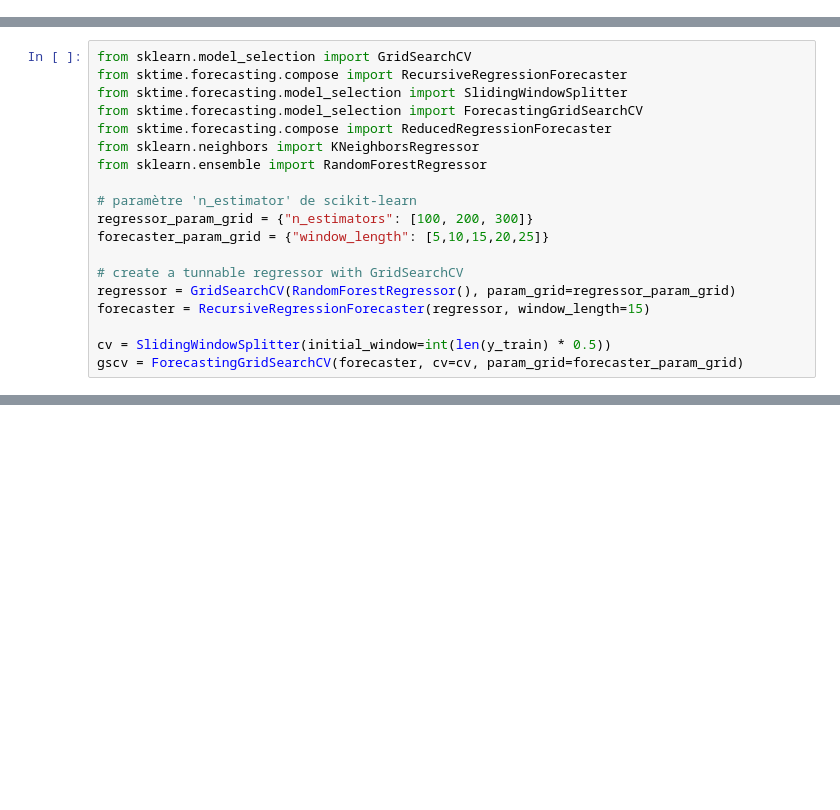
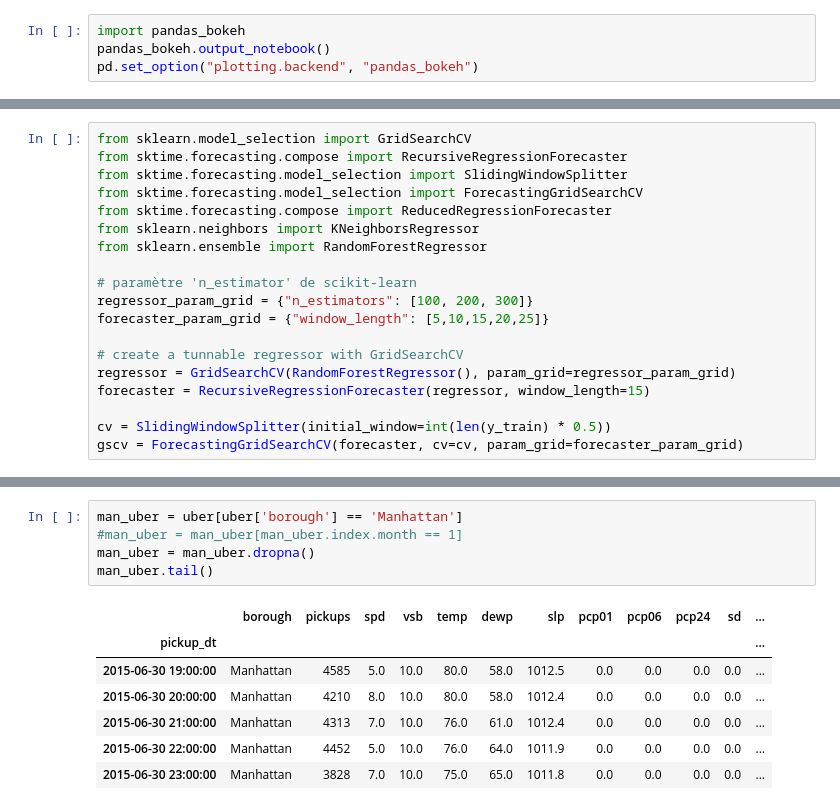
Before and after one commit to Sylvainj1/uber-times-series, a Jupyter notebook: models/sktime_test.ipynb, the cells around one changed output, grey strips where cells are left out. Cells and saved outputs as stored; diff of their text form; blank space fills up the shorter version.

```diff
--- a/models/sktime_test.ipynb
+++ b/models/sktime_test.ipynb
@@ -4,3 +4,7 @@
 import pandas as pd
 import numpy as np
 import matplotlib.pyplot as plt
+# %%
+import pandas_bokeh
+pandas_bokeh.output_notebook()
+pd.set_option("plotting.backend", "pandas_bokeh")
@@ -250,0 +223,13 @@ ValueError: The window length and forecasting horizon are incompatible with the
+# %%
+man_uber = uber[uber['borough'] == 'Manhattan']
+#man_uber = man_uber[man_uber.index.month == 1]
+man_uber = man_uber.dropna()
+man_uber.tail()
+# %% [output]
+|  | borough | pickups | spd | vsb | temp | dewp | slp | pcp01 | pcp06 | pcp24 | sd | ... |
+| pickup_dt |  |  |  |  |  |  |  |  |  |  |  | ... |
+| 2015-06-30 19:00:00 | Manhattan | 4585 | 5.0 | 10.0 | 80.0 | 58.0 | 1012.5 | 0.0 | 0.0 | 0.0 | 0.0 | ... |
+| 2015-06-30 20:00:00 | Manhattan | 4210 | 8.0 | 10.0 | 80.0 | 58.0 | 1012.4 | 0.0 | 0.0 | 0.0 | 0.0 | ... |
+| 2015-06-30 21:00:00 | Manhattan | 4313 | 7.0 | 10.0 | 76.0 | 61.0 | 1012.4 | 0.0 | 0.0 | 0.0 | 0.0 | ... |
+| 2015-06-30 22:00:00 | Manhattan | 4452 | 5.0 | 10.0 | 76.0 | 64.0 | 1011.9 | 0.0 | 0.0 | 0.0 | 0.0 | ... |
+| 2015-06-30 23:00:00 | Manhattan | 3828 | 7.0 | 10.0 | 75.0 | 65.0 | 1011.8 | 0.0 | 0.0 | 0.0 | 0.0 | ... |
```
Also changed, not shown: parts of 14 cells of this notebook, 2 other files.
